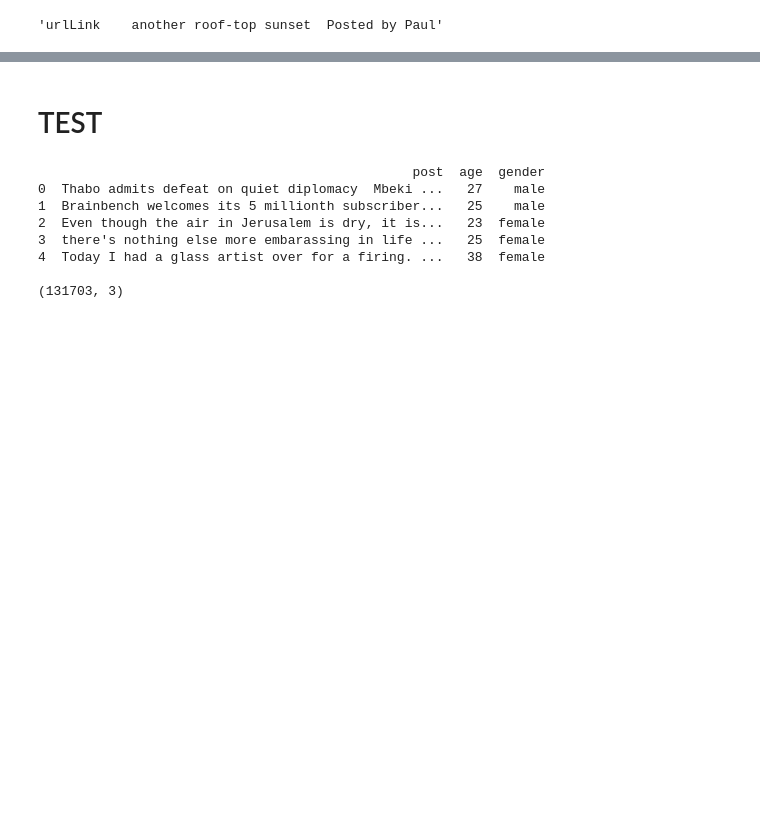
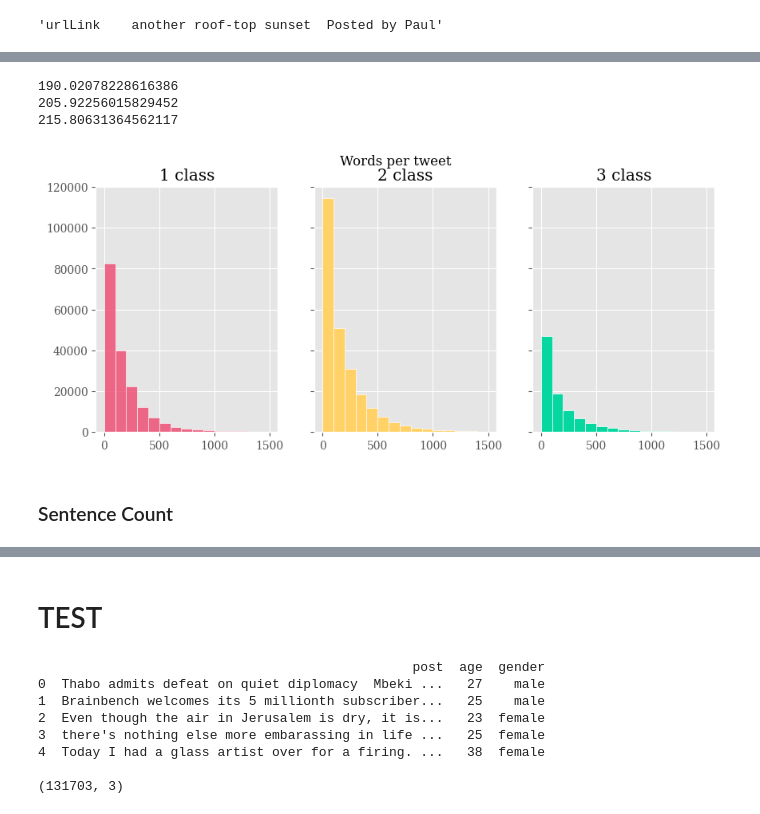
Before and after one commit to simonefacchiano/SL-Final-Project, a Jupyter notebook: final_project.ipynb, the cells around one changed output, grey strips where cells are left out. Drawn from its saved outputs; the diff is of its cells as text; code cells hidden in the pictures; blank space fills up the shorter version.

```diff
--- a/final_project.ipynb
+++ b/final_project.ipynb
@@ -76,0 +116,33 @@ train.head(6)
+# %%
+# Adding a new colums with the number of word for the number of words in every post.
+# Different from Lenght because is not the numbers of characters.
+train['word_count'] = train['post'].apply(lambda x: len(str(x).split()))
+print(train[train['age_class']==0]['word_count'].mean()) # 12 - 17 tweets
+print(train[train['age_class']==1]['word_count'].mean()) # 18 - 29 tweets
+print(train[train['age_class']==2]['word_count'].mean()) # 29 - 50 tweets
+# %% [output]
+190.02078228616386
+205.92256015829452
+215.80631364562117
+# %%
+# This histograms are only up to 1500 words because few tweets have more than this number but there are some tweet with a loooots of words.
+train[train.age_class==0]['word_count'].max() #115370
+train[train.age_class==1]['word_count'].max() #69208
+train[train.age_class==2]['word_count'].max() #131169
+#weeeel very big, maybe they are outliers...
+
+fig,(ax1,ax2, ax3)=plt.subplots(1,3,figsize=(10,4), sharey= True)
+#train_words=train[train['age_class']==0]['word_count']
+ax1.hist(train[train.age_class==0][train.word_count < 1500]['word_count'], color="#ef476f", ec = "white", bins = 15, alpha = 0.8)
+ax1.set_title('1 class')
+ax2.hist(train[train.age_class==1][train.word_count < 1500]['word_count'], color="#ffd166", ec = "white", bins = 15)
+ax2.set_title('2 class')
+ax3.hist(train[train.age_class==2][train.word_count < 1500]['word_count'], color="#06d6a0", ec = "white", bins = 15)
+ax3.set_title('3 class')
+
+fig.suptitle('Words per tweet')
+plt.show()
+# %% [output]
+[figure, added]
+# %% [markdown]
+### Sentence Count
```
Also changed, not shown: parts of 31 cells of this notebook.
